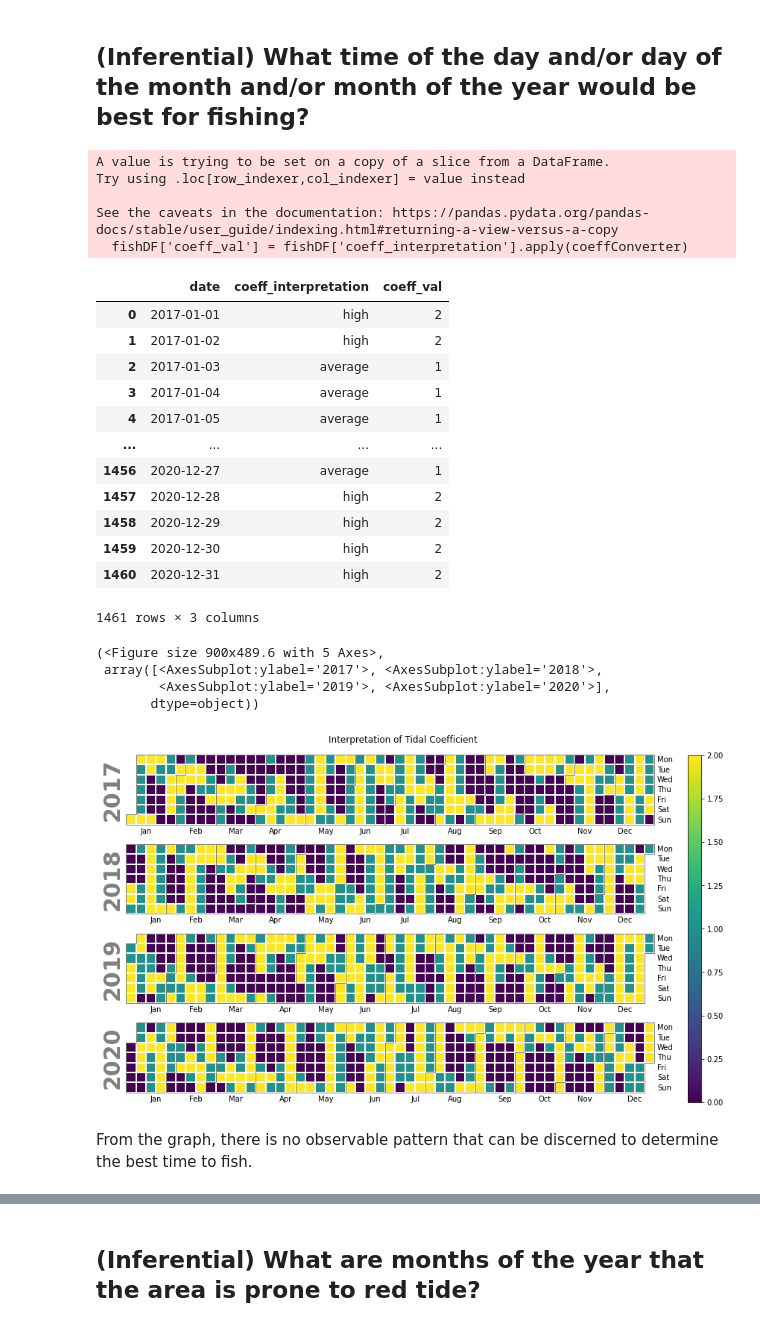
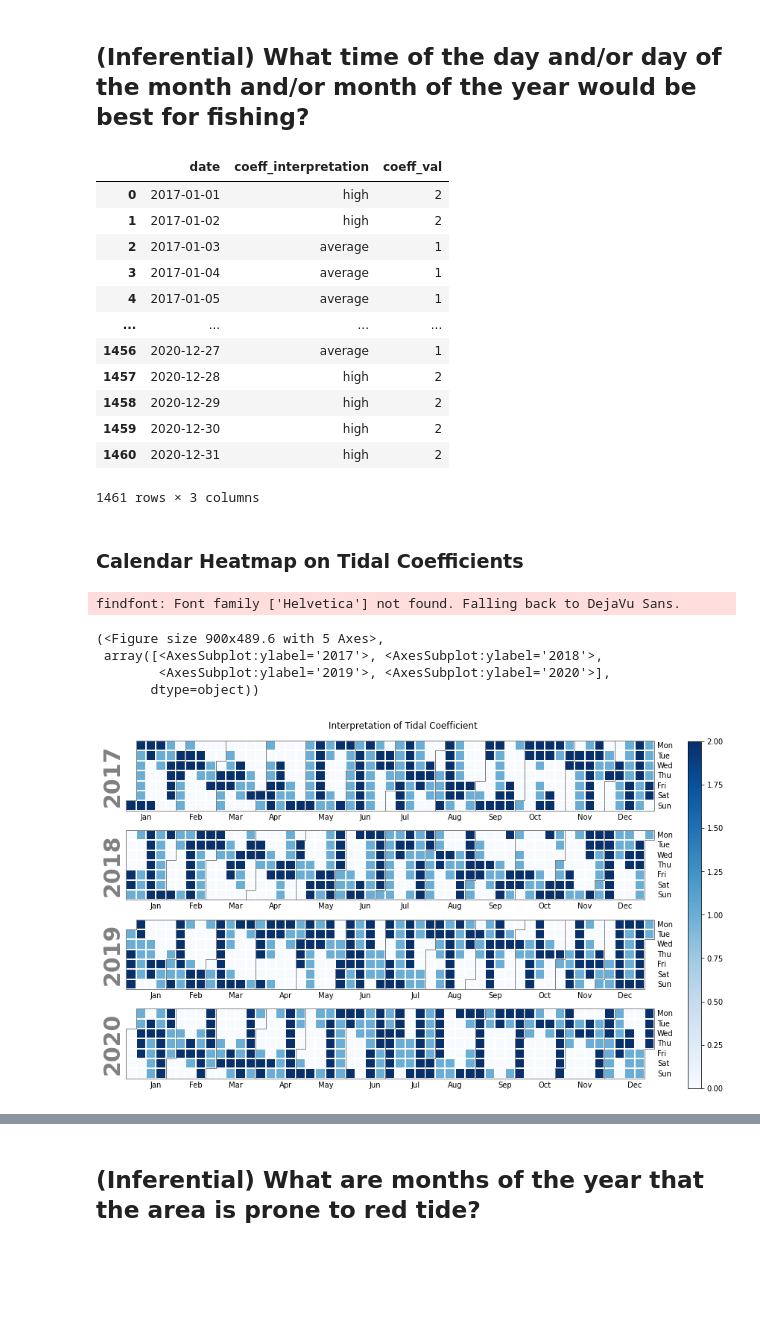
Before and after one commit to rlltj/OpenRefineFinalProject, a Jupyter notebook: OpenRefineMCO2(final).ipynb, the cells around one changed output, grey strips where cells are left out. Saved outputs shown, nothing was run; the diff lists cells and outputs as text; code cells hidden in the pictures; blank space fills up the shorter version.

```diff
--- a/OpenRefineMCO2(final).ipynb
+++ b/OpenRefineMCO2(final).ipynb
@@ -893,38 +859,34 @@ def coeffConverter(checker):
 #        return 1
 # %%
 #Creates a new dataframe with only the necessary columns, as well as the new column that converts coeff_interpretation in to numerical values.
-fishDF = finalDF[["date", "coeff_interpretation"]]
+fishDF = finalDF[["date", "coeff_interpretation"]].copy()
 fishDF['coeff_val'] = fishDF['coeff_interpretation'].apply(coeffConverter)
 fishDF
 # %% [output]
+|  | date | coeff_interpretation | coeff_val |
+| 0 | 2017-01-01 | high | 2 |
+| 1 | 2017-01-02 | high | 2 |
+| 2 | 2017-01-03 | average | 1 |
+| 3 | 2017-01-04 | average | 1 |
+| 4 | 2017-01-05 | average | 1 |
+| ... | ... | ... | ... |
+| 1456 | 2020-12-27 | average | 1 |
+| 1457 | 2020-12-28 | high | 2 |
+| 1458 | 2020-12-29 | high | 2 |
+| 1459 | 2020-12-30 | high | 2 |
+| 1460 | 2020-12-31 | high | 2 |
-A value is trying to be set on a copy of a slice from a DataFrame.
-Try using .loc[row_indexer,col_indexer] = value instead
-
-See the caveats in the documentation: https://pandas.pydata.org/pandas-docs/stable/user_guide/indexing.html#returning-a-view-versus-a-copy
-  fishDF['coeff_val'] = fishDF['coeff_interpretation'].apply(coeffConverter)
+1461 rows × 3 columns
-|  | date | coeff_interpretation | coeff_val |
-| 0 | 2017-01-01 | high | 2 |
-| 1 | 2017-01-02 | high | 2 |
-| 2 | 2017-01-03 | average | 1 |
-| 3 | 2017-01-04 | average | 1 |
-| 4 | 2017-01-05 | average | 1 |
-| ... | ... | ... | ... |
-| 1456 | 2020-12-27 | average | 1 |
-| 1457 | 2020-12-28 | high | 2 |
-| 1458 | 2020-12-29 | high | 2 |
-| 1459 | 2020-12-30 | high | 2 |
-| 1460 | 2020-12-31 | high | 2 |
-1461 rows × 3 columns
+# %% [markdown]
+### Calendar Heatmap on Tidal Coefficients
 # %%
 #Creating a calendar heat map on the which days of the year are high, average, and low Tidal Coefficient.
-#fishDF = fishDF.set_index("date")
+fishDF = fishDF.set_index("date") # must be run only once
 
-calplot.calplot(fishDF["coeff_val"], suptitle="Interpretation of Tidal Coefficient", colorbar=True)
+calplot.calplot(fishDF["coeff_val"], suptitle="Interpretation of Tidal Coefficient", cmap="Blues", colorbar=True)
 # %% [output]
-(<Figure size 900x489.6 with 5 Axes>,
- array([<AxesSubplot:ylabel='2017'>, <AxesSubplot:ylabel='2018'>,
-        <AxesSubplot:ylabel='2019'>, <AxesSubplot:ylabel='2020'>],
-       dtype=object))
+findfont: Font family ['Helvetica'] not found. Falling back to DejaVu Sans.
+(<Figure size 900x489.6 with 5 Axes>,
+ array([<AxesSubplot:ylabel='2017'>, <AxesSubplot:ylabel='2018'>,
+        <AxesSubplot:ylabel='2019'>, <AxesSubplot:ylabel='2020'>],
+       dtype=object))
-[figure, old version]
+[figure, new version]
-# %% [markdown]
-From the graph, there is no observable pattern that can be discerned to determine the best time to fish.
```
Also changed, not shown: parts of 131 cells of this notebook.
